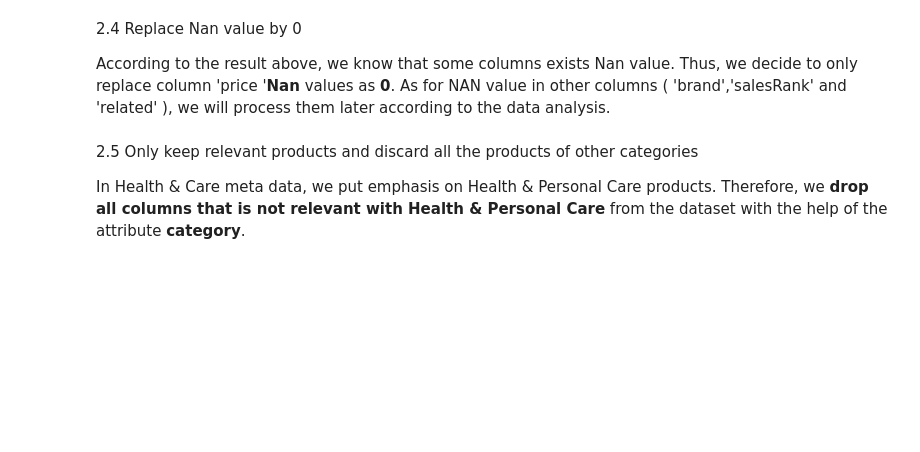
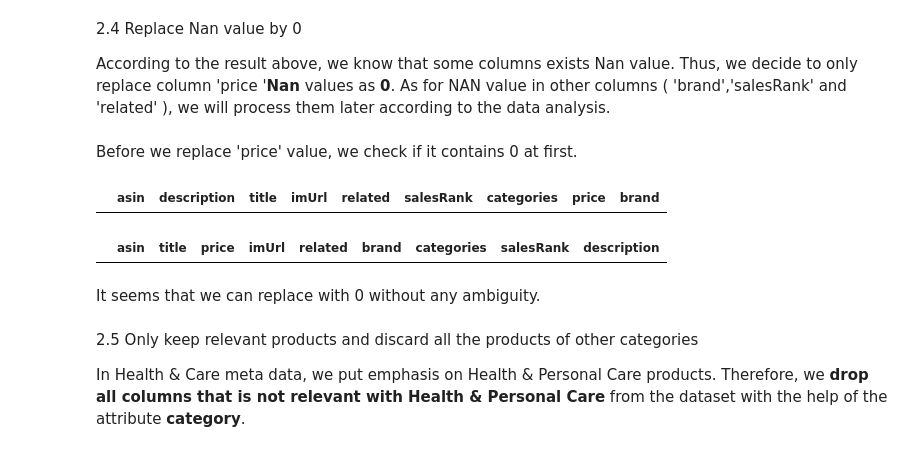
Before and after one commit to epfl-ada-2018/ada007project, a Jupyter notebook: Data_Preprocessing.ipynb, the cells around one changed output. Drawn from its saved outputs; the diff is of its cells as text; code cells hidden in the pictures; blank space fills up the shorter version.

```diff
--- a/Data_Preprocessing.ipynb
+++ b/Data_Preprocessing.ipynb
@@ -118,4 +118,16 @@ Check if column salesRank exists Nan value: True
 2.4  Replace Nan value by 0
 
 According to the result above, we know that some columns exists Nan value. Thus, we decide to only replace column 'price '**Nan** values as **0**. As for NAN value in other columns ( 'brand','salesRank' and 'related' ), we will process them later according to the data analysis.
+# %% [markdown]
+Before we replace 'price' value, we check if it contains 0 at first.
+# %%
+df_health_meta[df_health_meta['price']==0]
+# %% [output]
+|  | asin | description | title | imUrl | related | salesRank | categories | price | brand |
+# %%
+df_sports_meta[df_sports_meta['price']==0]
+# %% [output]
+|  | asin | title | price | imUrl | related | brand | categories | salesRank | description |
+# %% [markdown]
+It seems that we can replace with 0 without any ambiguity.
 # %%
```
Also changed, not shown: parts of 1 cell of this notebook.
